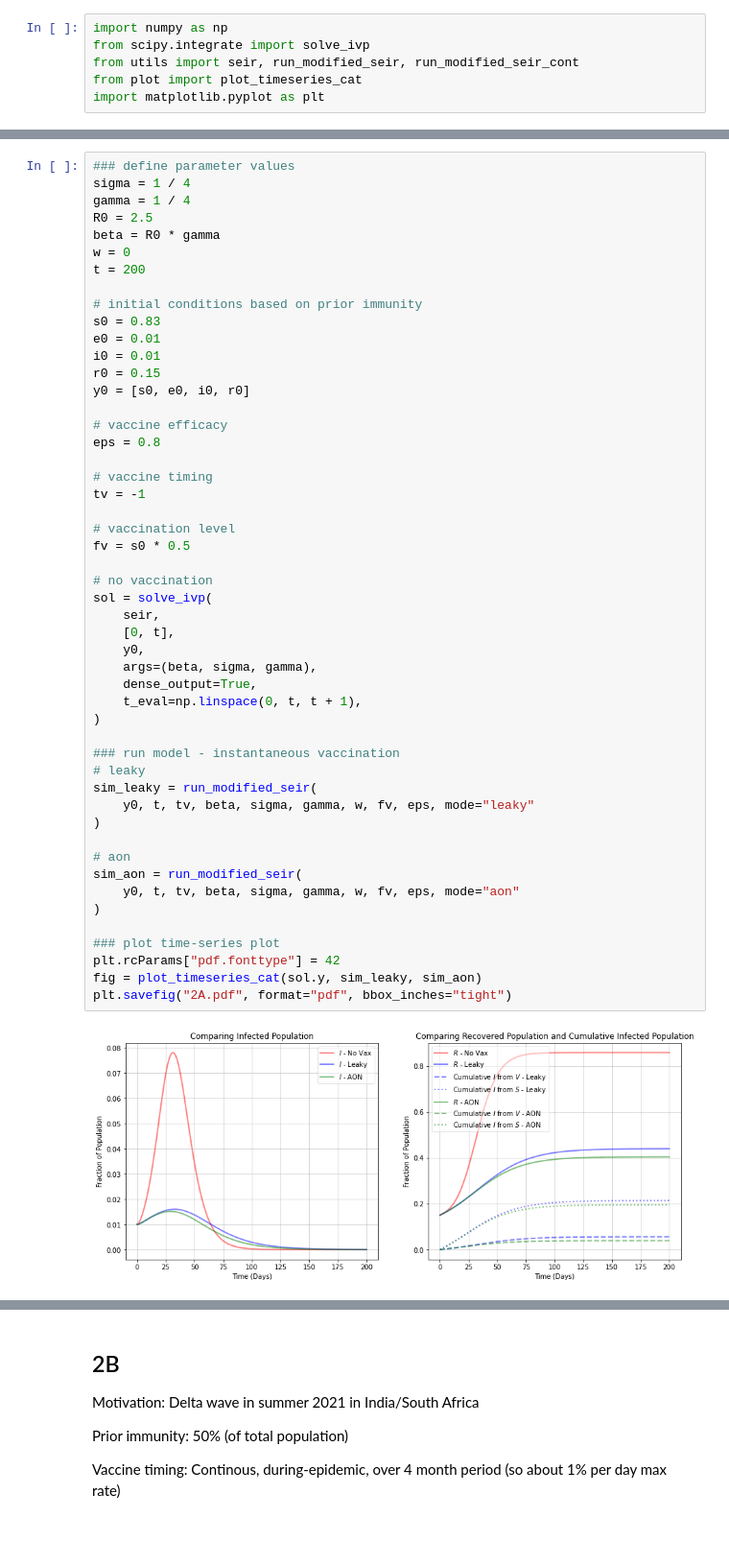
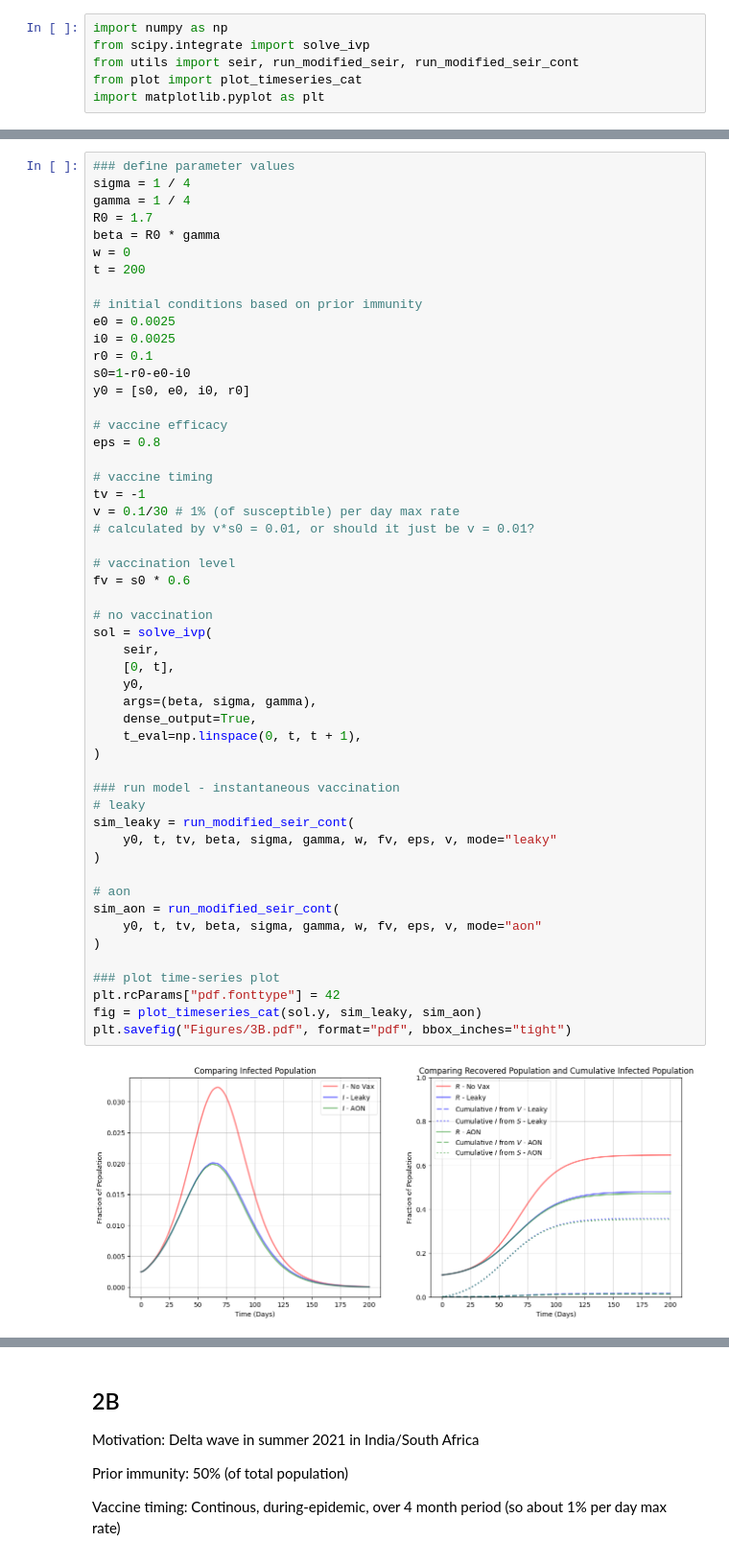
Before and after one commit to anjalika-nande/VaccineEfficacy, a Jupyter notebook: Examples/Examples.ipynb, the cells around one changed output, grey strips where cells are left out. Shown at 96% size. Saved outputs shown, nothing was run; the diff lists cells and outputs as text; blank space fills up the shorter version.

```diff
--- a/Examples/Examples.ipynb
+++ b/Examples/Examples.ipynb
@@ -157,51 +344,53 @@ R0: 2.5
 ### define parameter values
 sigma = 1 / 4
 gamma = 1 / 4
-R0 = 2.5
+R0 = 1.7
 beta = R0 * gamma
 w = 0
 t = 200
 
 # initial conditions based on prior immunity
-s0 = 0.83
-e0 = 0.01
-i0 = 0.01
-r0 = 0.15
+e0 = 0.0025
+i0 = 0.0025
+r0 = 0.1
+s0=1-r0-e0-i0
 y0 = [s0, e0, i0, r0]
 
 # vaccine efficacy
 eps = 0.8
 
 # vaccine timing
 tv = -1
+v = 0.1/30 # 1% (of susceptible) per day max rate
+# calculated by v*s0 = 0.01, or should it just be v = 0.01?
 
 # vaccination level
-fv = s0 * 0.5
+fv = s0 * 0.6
 
 # no vaccination
 sol = solve_ivp(
     seir,
     [0, t],
     y0,
     args=(beta, sigma, gamma),
     dense_output=True,
     t_eval=np.linspace(0, t, t + 1),
 )
 
 ### run model - instantaneous vaccination
 # leaky
-sim_leaky = run_modified_seir(
-    y0, t, tv, beta, sigma, gamma, w, fv, eps, mode="leaky"
+sim_leaky = run_modified_seir_cont(
+    y0, t, tv, beta, sigma, gamma, w, fv, eps, v, mode="leaky"
 )
 
 # aon
-sim_aon = run_modified_seir(
-    y0, t, tv, beta, sigma, gamma, w, fv, eps, mode="aon"
+sim_aon = run_modified_seir_cont(
+    y0, t, tv, beta, sigma, gamma, w, fv, eps, v, mode="aon"
 )
 
 ### plot time-series plot
 plt.rcParams["pdf.fonttype"] = 42
 fig = plot_timeseries_cat(sol.y, sim_leaky, sim_aon)
-plt.savefig("2A.pdf", format="pdf", bbox_inches="tight")
+plt.savefig("Figures/3B.pdf", format="pdf", bbox_inches="tight")
 # %% [output]
-[figure, old version]
+[figure, new version]
```
Also changed, not shown: parts of 19 cells of this notebook, 24 other files.
